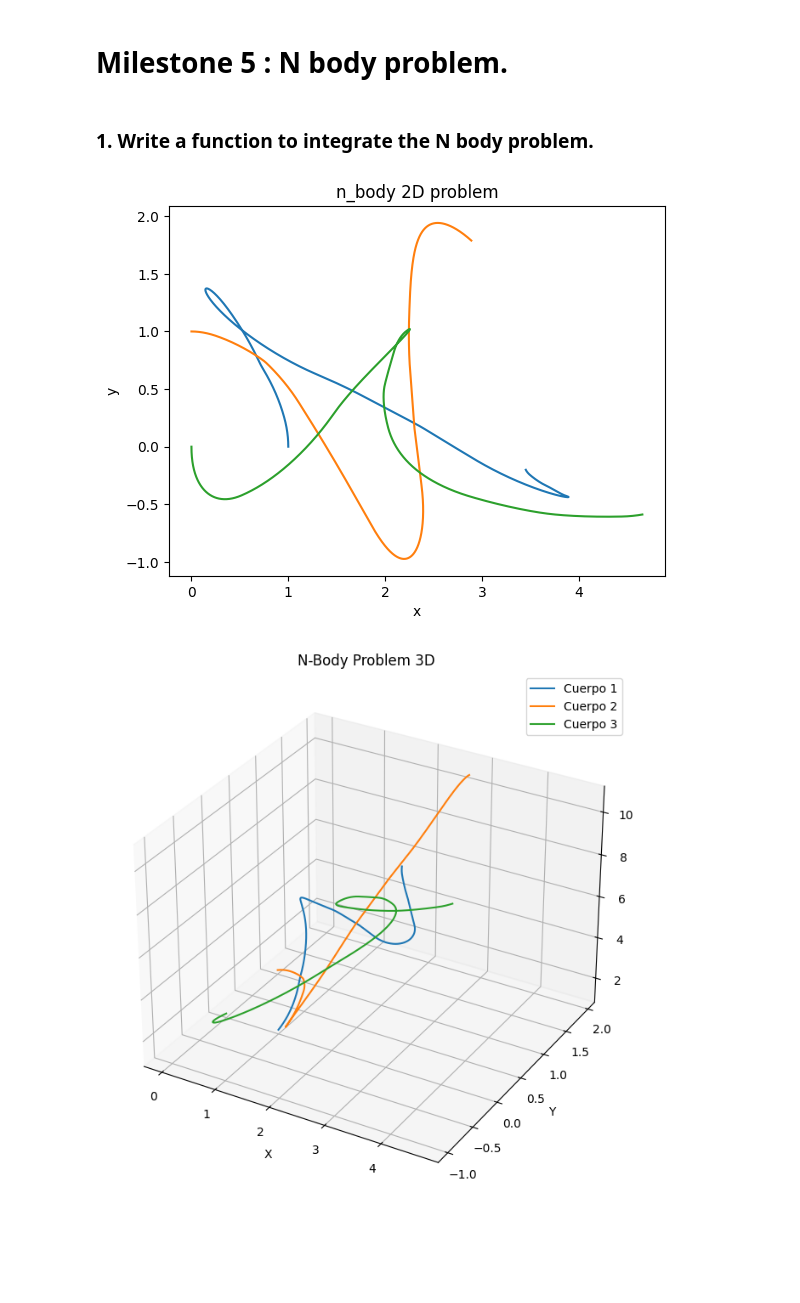
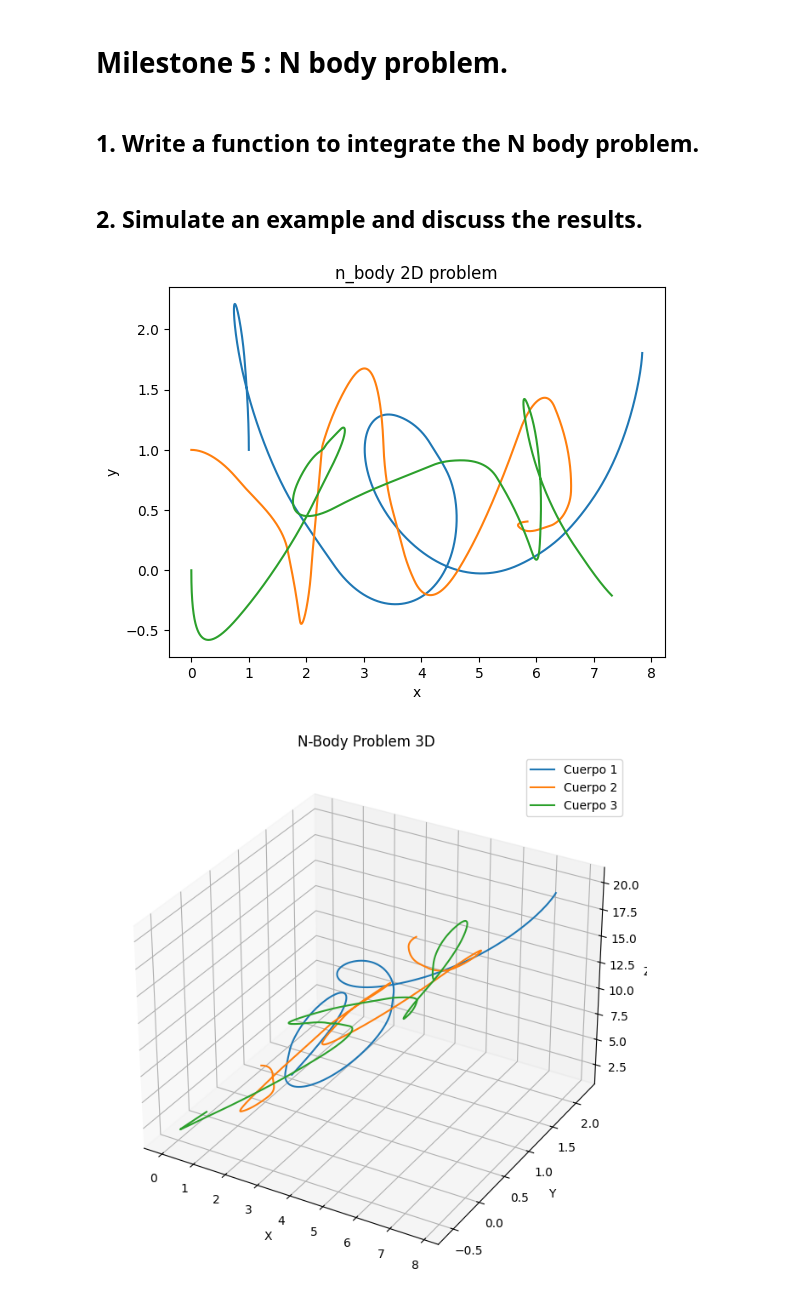
Before and after one commit to mateoopl/MUSE_AM1, a Jupyter notebook: MILESTONES/Milestone5.ipynb, the cells around one changed output. Saved outputs shown, nothing was run; the diff lists cells and outputs as text; code cells hidden in the pictures; blank space fills up the shorter version.

```diff
--- a/MILESTONES/Milestone5.ipynb
+++ b/MILESTONES/Milestone5.ipynb
@@ -1,25 +1,14 @@
 # %% [markdown]
 # Milestone 5 : N body problem.
 # %% [markdown]
-### 1. Write a function to integrate the N body problem.
+## 1. Write a function to integrate the N body problem.
 # %%
 
 import matplotlib.pyplot as plt
 from numpy import  array, zeros, concatenate, linalg, any, reshape, linspace
-from matplotlib.animation import FuncAnimation # Importante para la animación
 import import_ipynb
 import Numerical_schemes
-
-def Cauchy_Problem(F,U0,t,Temporal_scheme):  #F: Funcion Rn,  #U0: vector Rn, #T: Tiempo
-
-    N = len(t) - 1     #Número de intervalos temporales
-    Nv = len(U0)         #Número de variables
-    U = zeros((N+1,Nv))
-    U[0,:] = U0
-
-    for n in range(N):
-        U[n+1,:] = Temporal_scheme(U[n,:],t[n],t[n+1],F)    #Respetamos la API
-    return U
+import Stability
 
 
 
@@ -62,13 +51,15 @@ def NBodyProblem(Nb,Nc,Nv,r0,v0,t,Temporal_scheme):
                             dvdt[i,:] = dvdt[i,:] + (distancia_vect/(dist**3))
             return F
 
-    U = Cauchy_Problem(Function,U0,t,Temporal_scheme)
+    U = Stability.Cauchy_Problem(Function,U0,t,Temporal_scheme)
 
     U_sol = reshape(U,(Nt,Nb,Nc,Nv))
     rsol = reshape(U_sol[:,:,:,0],(Nt,Nb,Nc))  # Positions
     vsol = reshape(U_sol[:,:,:,1],(Nt,Nb,Nc))  # Positions
 
     return rsol,vsol
+# %% [markdown]
+## 2. Simulate an example and discuss the results.
 # %%
 Nb = 3  # Number of bodies
 Nc = 3  # Number of coordinates (x,y,z)
@@ -77,7 +68,7 @@ Nv = 2  # Number of variables per coordinate (position, velocity)
 r0 = zeros((Nb,Nc))
 v0 = zeros((Nb,Nc))
 
-r0[0,:] = (1,0,1) #Cuerpo 1
+r0[0,:] = (1,1,1) #Cuerpo 1
 v0[0,:] = (0,1,1)
 r0[1,:] = (0,1,1) #Cuerpo 2
 v0[1,:] = (1,0,1)
@@ -85,39 +76,39 @@ r0[2,:] = (0,0,1) #Cuerpo 3
 v0[2,:] = (0,-1,1)
 
 t0 = 0
-tf = 10
+tf = 20
 Np = 10000
 
 t = linspace(t0, tf, Np)
 
 
 rs,vs = NBodyProblem(Nb,Nc,Nv,r0,v0,t,Numerical_schemes.RangeKutta4)
 
 
 
 plt.plot(rs[:,0,0], rs[:,0,1])
 plt.plot(rs[:,1,0], rs[:,1,1])
 plt.plot(rs[:,2,0], rs[:,2,1])
 plt.xlabel('x')
 plt.ylabel('y')
 plt.title('n_body 2D problem')
 plt.show()
 
 if Nc == 3:  ## 3D plot
 
     fig = plt.figure(figsize=(10, 8))
     ax = fig.add_subplot(111, projection='3d')
 
     ax.plot(rs[:,0,0], rs[:,0,1], rs[:,0,2], label='Cuerpo 1')
     ax.plot(rs[:,1,0], rs[:,1,1], rs[:,1,2], label='Cuerpo 2')
     ax.plot(rs[:,2,0], rs[:,2,1], rs[:,2,2], label='Cuerpo 3')
 
     ax.set_xlabel('X')
     ax.set_ylabel('Y')
     ax.set_zlabel('Z')
     ax.set_title('N-Body Problem 3D')
     ax.legend()
     plt.show()
 # %% [output]
-[figure, old version]
+[figure, new version]
-[figure, old version]
+[figure, new version]
```
Also changed, not shown: 5 other files.
